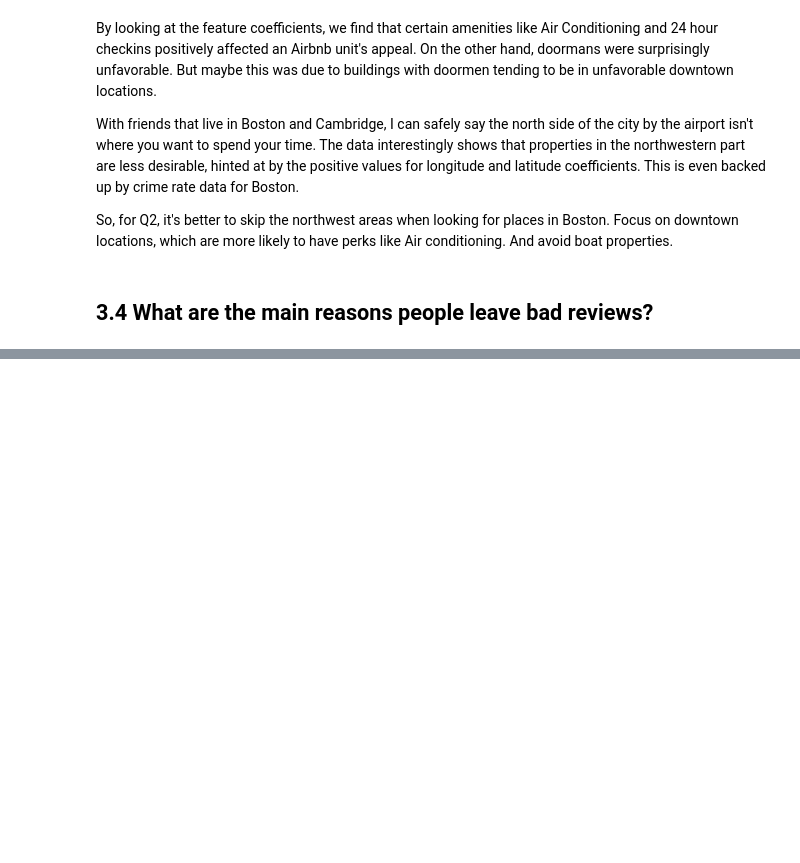
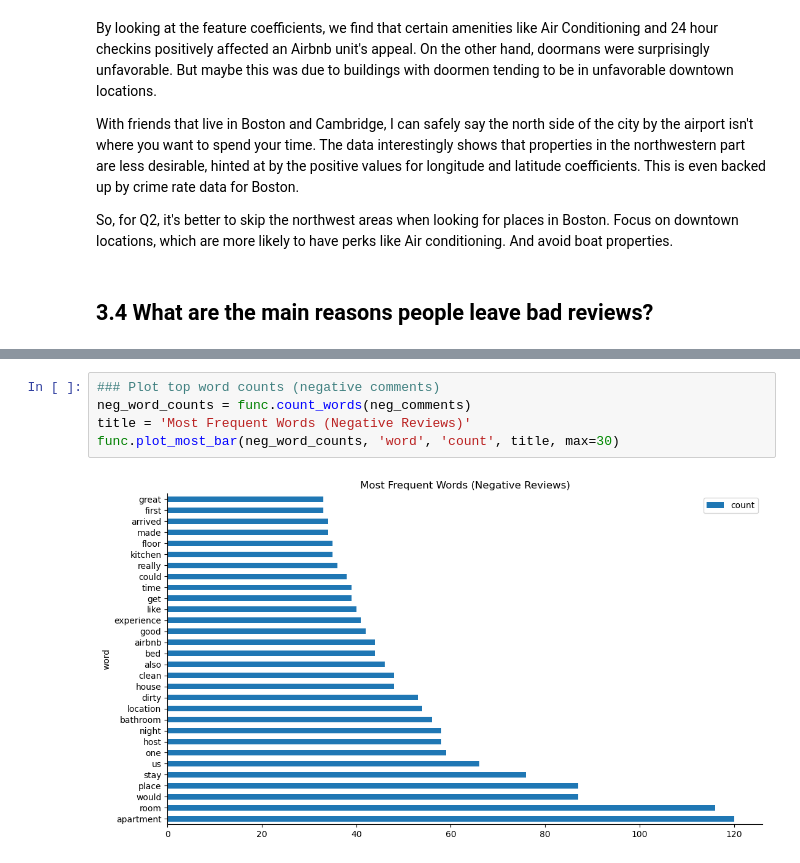
Before and after one commit to tristenwallace/boston_airbnb_CRISP-DM_analysis, a Jupyter notebook: src/models.ipynb, the cells around one changed output, grey strips where cells are left out. Drawn from its saved outputs; the diff is of its cells as text; blank space fills up the shorter version.

```diff
--- a/src/models.ipynb
+++ b/src/models.ipynb
@@ -186,0 +218,7 @@ df_scores.iloc[521]['comments']
+# %%
+### Plot top word counts (negative comments)
+neg_word_counts = func.count_words(neg_comments)
+title = 'Most Frequent Words (Negative Reviews)'
+func.plot_most_bar(neg_word_counts, 'word', 'count', title, max=30)
+# %% [output]
+[figure, added]
```
Also changed, not shown: parts of 11 cells of this notebook, 1 other file.
